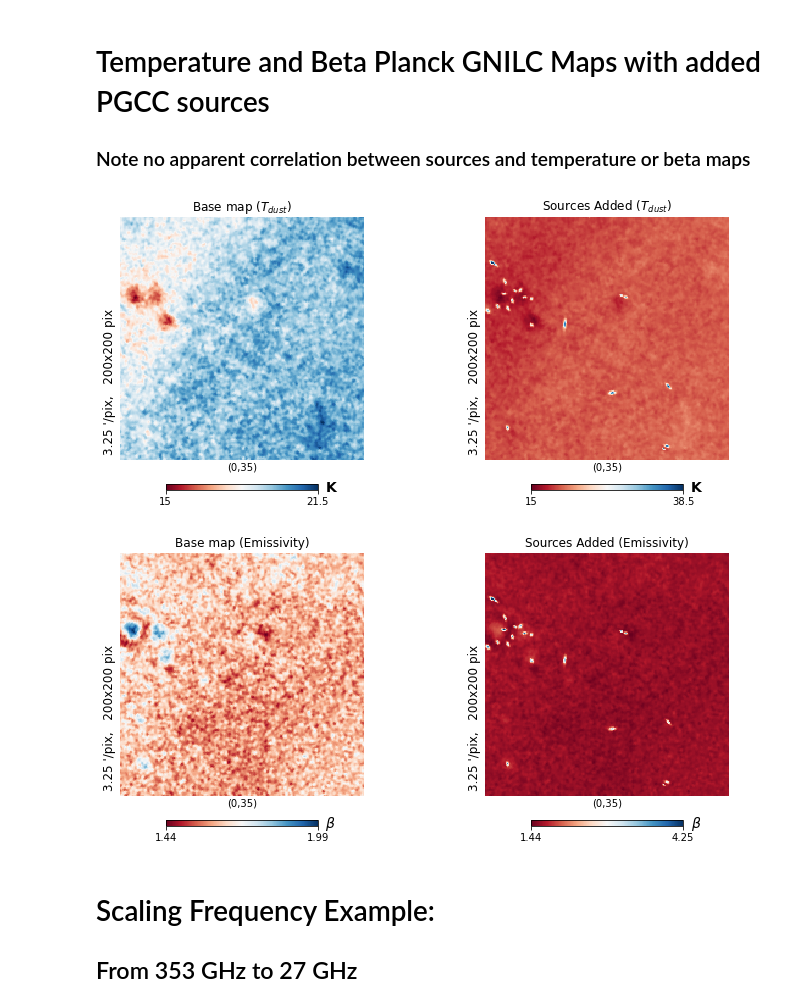
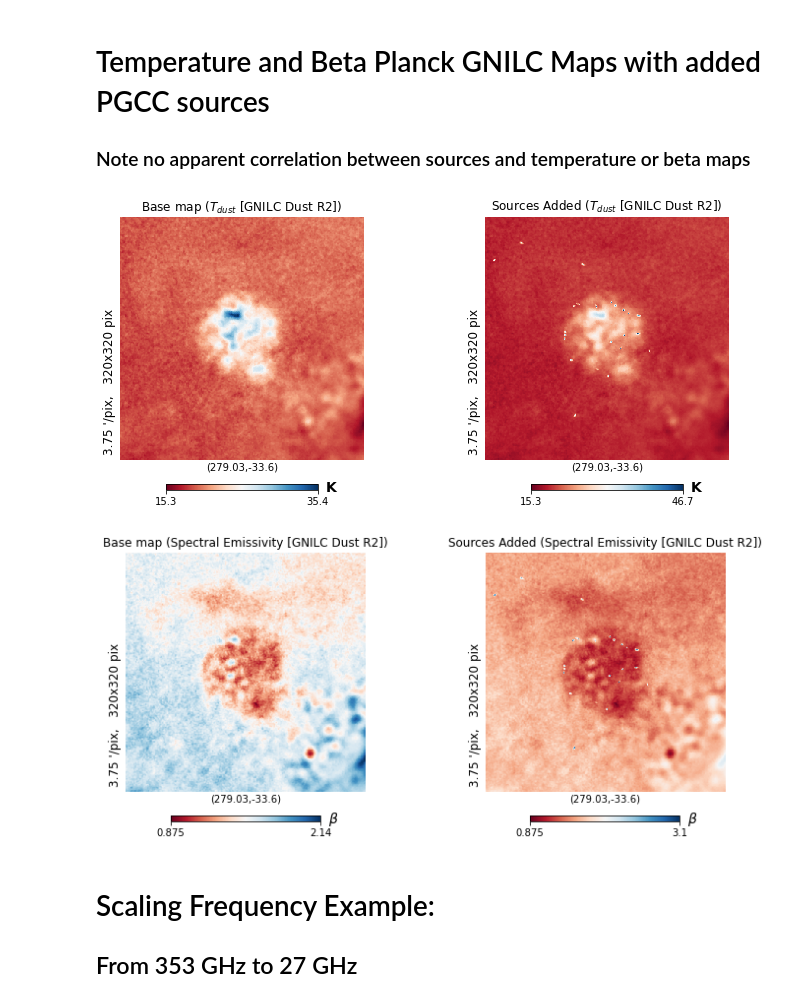
Before and after one commit to justinc97/SO_Galactic_Cold_Clumps, a Jupyter notebook: Test_Notebook.ipynb, the cells around one changed output. Drawn from its saved outputs; the diff is of its cells as text; code cells hidden in the pictures.

```diff
--- a/Test_Notebook.ipynb
+++ b/Test_Notebook.ipynb
@@ -55,20 +46,6 @@ galccmap_857 = base_map.cold_clumps_flux(freq_out = 857, store_maps = False, out
 # Generate Galactic Cold Clump maps of Temperature and Spectral Emissivity
 galccmap_temp = base_map.cold_clumps_spectral(maptype = 'temp', store_maps = False)
 galccmap_beta = base_map.cold_clumps_spectral(maptype = 'beta', store_maps = False)
-# %%
-Beam = False
-
-# Choose if wanting to smooth GCC maps by Planck Beams
-if Beam == True:
-    "All Planck and IRIS maps have been convolved to 5' FWHM before performing source detection and extraction"
-
-    # Smooth Galactic Cold Clump maps by Planck beams
-    galccmap_353 = hp.smoothing(galccmap_353, fwhm = (5 * u.arcmin).to_value(u.rad))
-    galccmap_545 = hp.smoothing(galccmap_545, fwhm = (5 * u.arcmin).to_value(u.rad))
-    galccmap_857 = hp.smoothing(galccmap_857, fwhm = (5 * u.arcmin).to_value(u.rad))
-
-    galccmap_temp = hp.smoothing(galccmap_temp, fwhm = (5 * u.arcmin).to_value(u.rad))
-    galccmap_beta = hp.smoothing(galccmap_beta, fwhm = (5 * u.arcmin).to_value(u.rad))
 # %%
 # Add Galactic Cold Clump Maps to Planck GNILC frequency, temperature and beta maps
 combined_gnilcmap_353 = gnilc_map_353.copy()
@@ -87,27 +64,22 @@ combined_gnilcmap_beta += galccmap_beta
 ## Note the essentially 1-1 correlation between sources in the GNILC maps with the sources from PGCC catalogue generated maps
 ### Also note a difference in brightness, unsure still as to the cause of this
 # %%
-rot = [0, 35]
-reso = 3.25
-xsize = ysize = 200
-
-if Beam == True:
-    beam = " with beam smoothing"
-else:
-    beam = ""
+rot = [279.03, -33.6]
+reso = 3.75
+xsize = ysize = 320
 
 plot_compare(gnilc_map_353, combined_gnilcmap_353,
-             maptype = "Freq: 353 GHz", rot = rot,
+             maptype = "I [353 GHz - GNILC Dust R2]", rot = rot,
              reso = reso, xsize = xsize,
              ysize = ysize, unit = "MJy/sr")
 
 plot_compare(gnilc_map_545, combined_gnilcmap_545,
-             maptype = "Freq: 545 GHz", rot = rot,
+             maptype = "I [545 GHz - GNILC Dust R2]", rot = rot,
              reso = reso, xsize = xsize,
              ysize = ysize, unit = "MJy/sr")
 
 plot_compare(gnilc_map_857, combined_gnilcmap_857,
-             maptype = "Freq: 857 GHz", rot = rot,
+             maptype = "I [857 GHz - GNILC Dust R2]", rot = rot,
              reso = reso, xsize = xsize,
              ysize = ysize, unit = "MJy/sr")
 # %% [output]
@@ -119,17 +91,17 @@ plot_compare(gnilc_map_857, combined_gnilcmap_857,
 ### Note no apparent correlation between sources and temperature or beta maps
 # %%
 plot_compare(gnilc_dust_Td_nside2048, combined_gnilcmap_temp,
-             maptype = "$T_{dust}$", rot = rot,
+             maptype = "$T_{dust}$ [GNILC Dust R2]", rot = rot,
              reso = reso, xsize = xsize,
              ysize = ysize, unit = "K")
 
 plot_compare(gnilc_dust_Bd_nside2048, combined_gnilcmap_beta,
-             maptype = "Emissivity", rot = rot,
+             maptype = "Spectral Emissivity [GNILC Dust R2]", rot = rot,
              reso = reso, xsize = xsize,
              ysize = ysize, unit = "$\\beta$")
 # %% [output]
-[figure, old version]
+[figure, new version]
-[figure, old version]
+[figure, new version]
 # %% [markdown]
 # Scaling Frequency Example:
 ## From 353 GHz to 27 GHz
```
Also changed, not shown: parts of 5 cells of this notebook, 1 other file.
